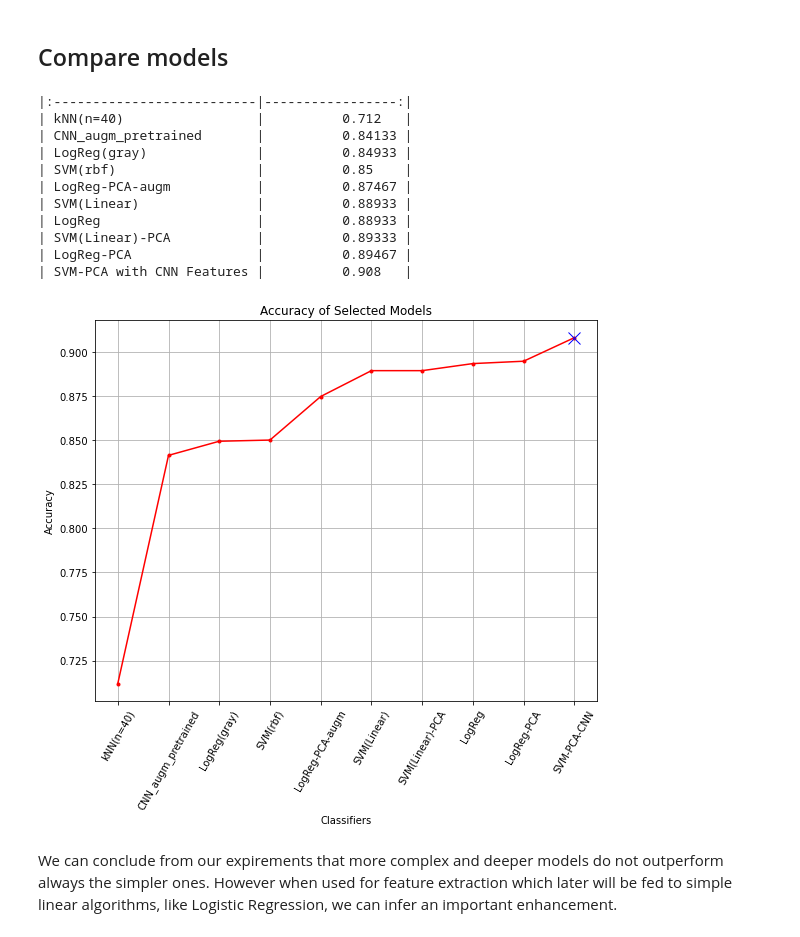
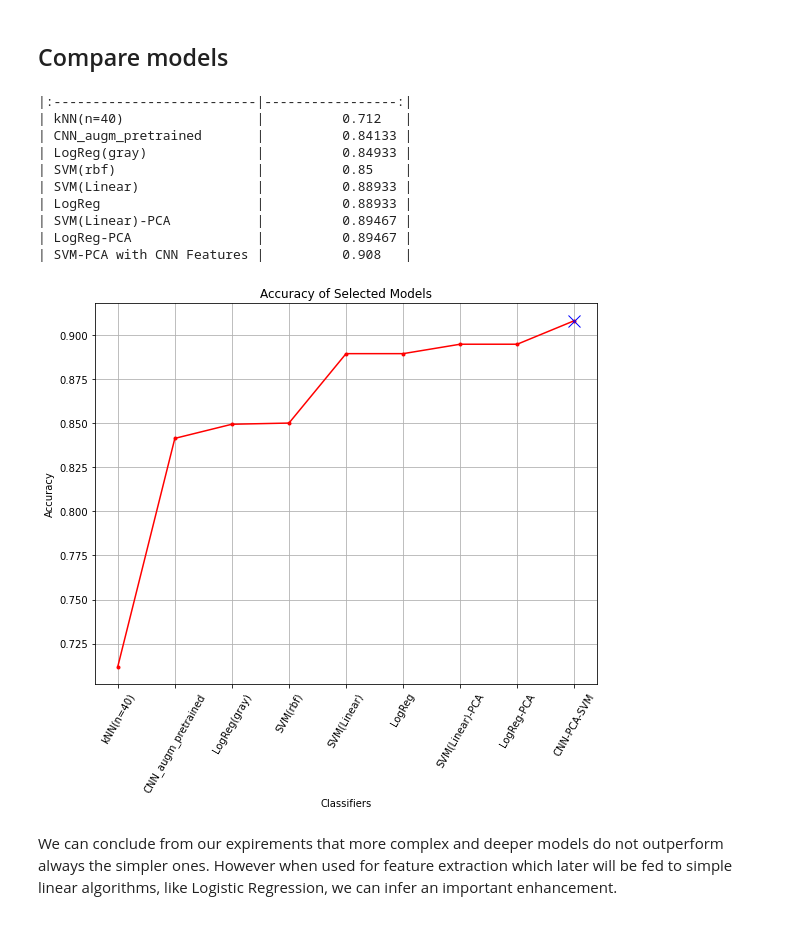
Before and after one commit to xeniakal/AMLS_20-21_SN20159465, a Jupyter notebook: A1/GenderClassification.ipynb, the cells around one changed output. Cells and saved outputs as stored; diff of their text form; code cells hidden in the pictures.

```diff
--- a/A1/GenderClassification.ipynb
+++ b/A1/GenderClassification.ipynb
@@ -1347,59 +1250,57 @@ Accuracy Score:  92.400%
 # %% [markdown]
 ## Compare models
 # %%
-acc_kNN=0.71200
-acc_cnn_augm_pretrained=0.84133
-acc_gray_lr=0.84933
-acc_rbf_SVM=0.85000
-acc_lr_PCA_augm=0.87467
-acc_Linear_SVM=0.88933
-acc_Linear_SVM_PCA=0.89333
-acc_lr=0.88933
-acc_lr_PCA=0.89467
-acc_lr_CNN = 0.90800
+# acc_kNN=0.71200
+# acc_cnn_augm_pretrained=0.84133
+# acc_gray_lr=0.84933
+# acc_rbf_SVM=0.85000
+# acc_Linear_SVM=0.88933
+# acc_Linear_SVM_PCA =0.89467
+# acc_lr_PCA =0.89467
+# acc_lr=0.88933
+# acc_lr_CNN = 0.90800
 
 data={'kNN(n=40)':[acc_kNN],'CNN_augm_pretrained':[acc_cnn_augm_pretrained],
-      'LogReg(gray)':[acc_gray_lr],'SVM(rbf)':[acc_rbf_SVM],'LogReg-PCA-augm':[acc_lr_PCA_augm],
+      'LogReg(gray)':[acc_gray_lr],'SVM(rbf)':[acc_rbf_SVM],
       'SVM(Linear)':[acc_Linear_SVM],'LogReg':[acc_lr],
       'SVM(Linear)-PCA':[acc_Linear_SVM_PCA],'LogReg-PCA':[acc_lr_PCA],'SVM-PCA with CNN Features':[acc_lr_CNN]}
 df=pd.DataFrame.from_dict(data,orient='index',columns=['Accuracy Score'])
 df.sort_values(by=df.columns[0],ascending=False, inplace=False)
 print(df.to_markdown())
 
-accuracies = [acc_kNN, acc_cnn_augm_pretrained,acc_gray_lr, acc_rbf_SVM, acc_lr_PCA_augm,
+accuracies = [acc_kNN, acc_cnn_augm_pretrained,acc_gray_lr, acc_rbf_SVM,
               acc_Linear_SVM,acc_lr,acc_Linear_SVM_PCA,acc_lr_PCA,acc_lr_CNN]
 accuracies = np.array(accuracies)
-acc_list=["kNN(n=40)", "CNN_augm_pretrained","LogReg(gray)","SVM(rbf)","LogReg-PCA-augm",
-           "SVM(Linear)","SVM(Linear)-PCA","LogReg","LogReg-PCA","SVM-PCA-CNN"]
+acc_list=["kNN(n=40)", "CNN_augm_pretrained","LogReg(gray)","SVM(rbf)",
+           "SVM(Linear)","LogReg","SVM(Linear)-PCA","LogReg-PCA","CNN-PCA-SVM"]
 
 plt.figure(figsize=(9,7))
 plt.title('Accuracy of Selected Models')
 plt.plot(acc_list,accuracies, 'r.-')
 
 #spot maximum accuracy
 acc_max = np.array(accuracies).max()
 index=np.where(accuracies==acc_max)
 index = index[0][0]
 plt.plot(acc_list[index],acc_max,'x',color='b',markersize=12)
 
 plt.grid()
 plt.ylabel('Accuracy')
 plt.xlabel('Classifiers')
 plt.xticks(rotation=60)
 plt.show()
 # %% [output]
 |:--------------------------|-----------------:|
 | kNN(n=40)                 |          0.712   |
 | CNN_augm_pretrained       |          0.84133 |
 | LogReg(gray)              |          0.84933 |
 | SVM(rbf)                  |          0.85    |
-| LogReg-PCA-augm           |          0.87467 |
 | SVM(Linear)               |          0.88933 |
 | LogReg                    |          0.88933 |
-| SVM(Linear)-PCA           |          0.89333 |
+| SVM(Linear)-PCA           |          0.89467 |
 | LogReg-PCA                |          0.89467 |
 | SVM-PCA with CNN Features |          0.908   |
-[figure, old version]
+[figure, new version]
 # %% [markdown]
 We can conclude from our expirements that more complex and deeper models do not outperform always the simpler ones.
 However when used for feature extraction which later will be fed to simple linear algorithms, like Logistic Regression, we can infer an important enhancement.
```
Also changed, not shown: parts of 10 cells of this notebook.
